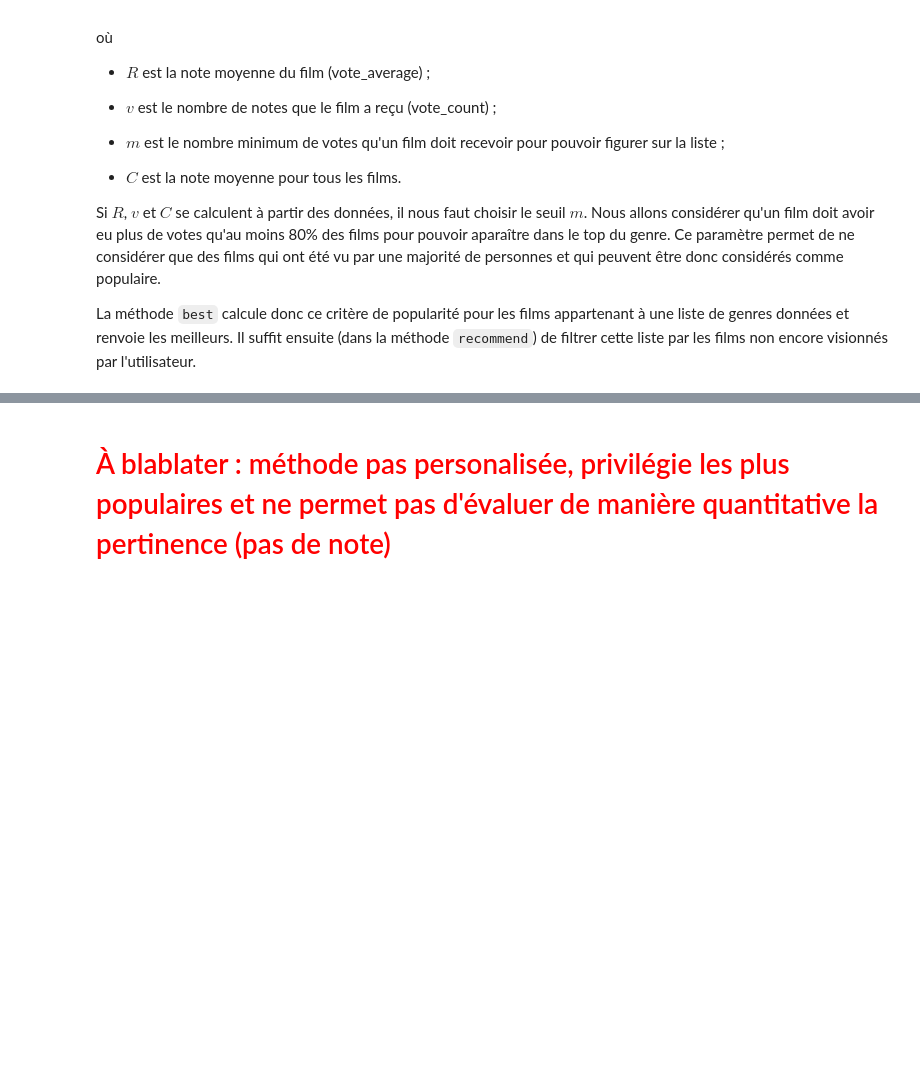
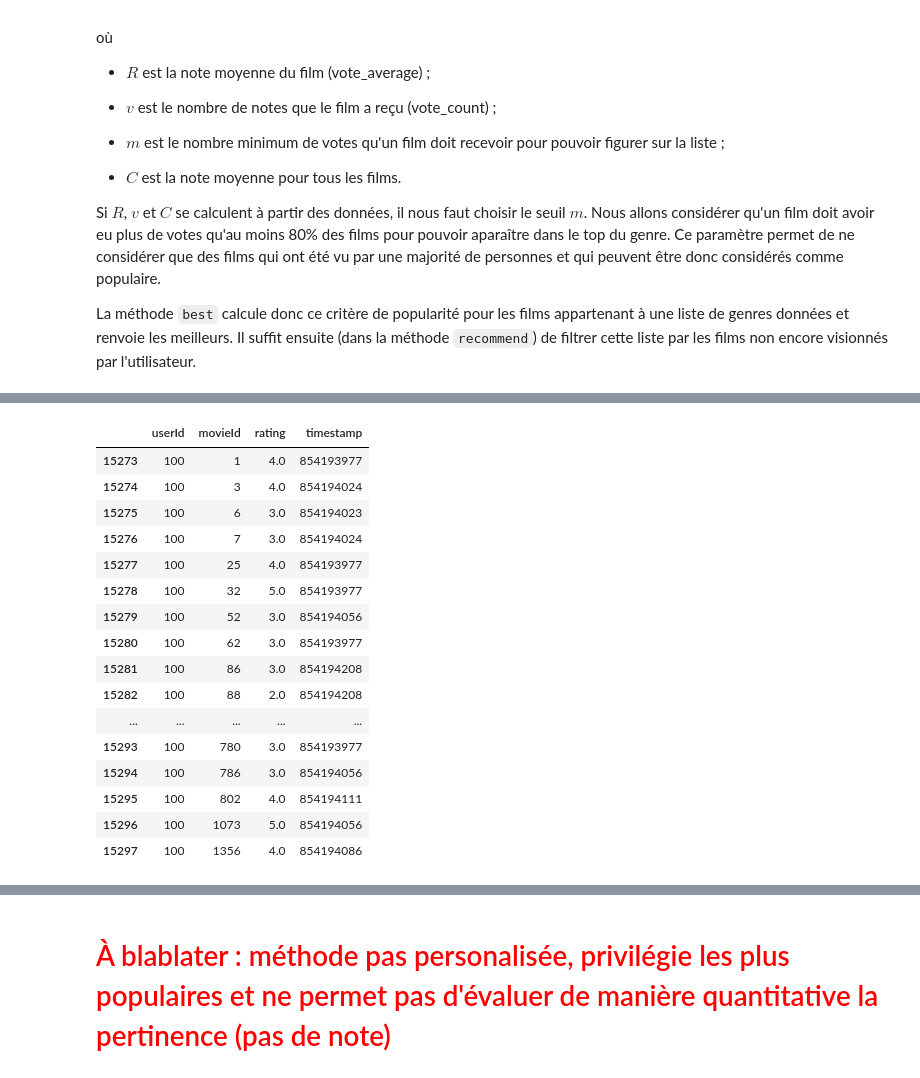
Before and after one commit to AnitaDurr/MovieRecommandation, a Jupyter notebook: MovieNotebook-Copy1.ipynb, the cells around one changed output, grey strips where cells are left out. Cells and saved outputs as stored; diff of their text form; code cells hidden in the pictures; blank space fills up the shorter version.

```diff
--- a/MovieNotebook-Copy1.ipynb
+++ b/MovieNotebook-Copy1.ipynb
@@ -235,3 +240,23 @@ See the caveats in the documentation: https://pandas.pydata.org/pandas-docs/stab
+# %%
+ratings.loc[ratings['userId']==100]
+# %% [output]
+|  | userId | movieId | rating | timestamp |
+| 15273 | 100 | 1 | 4.0 | 854193977 |
+| 15274 | 100 | 3 | 4.0 | 854194024 |
+| 15275 | 100 | 6 | 3.0 | 854194023 |
+| 15276 | 100 | 7 | 3.0 | 854194024 |
+| 15277 | 100 | 25 | 4.0 | 854193977 |
+| 15278 | 100 | 32 | 5.0 | 854193977 |
+| 15279 | 100 | 52 | 3.0 | 854194056 |
+| 15280 | 100 | 62 | 3.0 | 854193977 |
+| 15281 | 100 | 86 | 3.0 | 854194208 |
+| 15282 | 100 | 88 | 2.0 | 854194208 |
+| ... | ... | ... | ... | ... |
+| 15293 | 100 | 780 | 3.0 | 854193977 |
+| 15294 | 100 | 786 | 3.0 | 854194056 |
+| 15295 | 100 | 802 | 4.0 | 854194111 |
+| 15296 | 100 | 1073 | 5.0 | 854194056 |
+| 15297 | 100 | 1356 | 4.0 | 854194086 |
 # %%
 print(pop.pref_genres(4))
 pop.recommend(4, 10)
```
Also changed, not shown: parts of 31 cells of this notebook.
